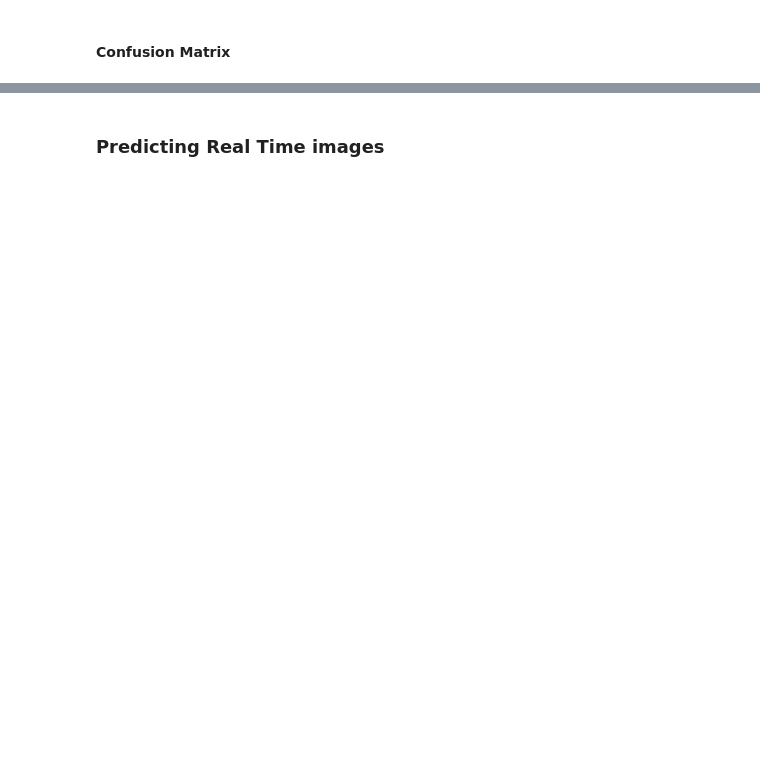
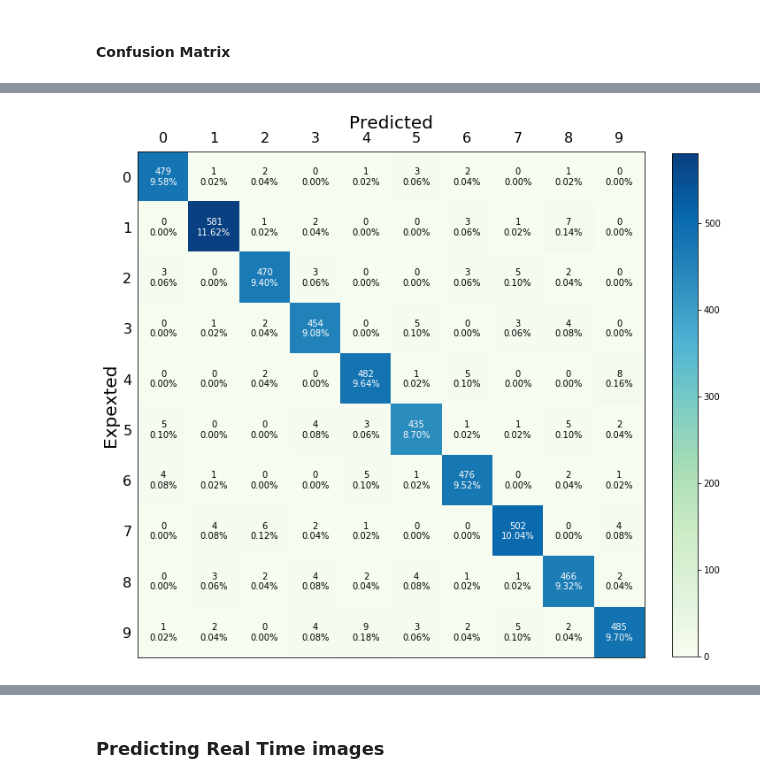
Before and after one commit to kattelsameer/HandWritten-Digit-Recognition-using-Deep-Learning, a Jupyter notebook: 5. Base Model/Code Experiments.ipynb, the cells around one changed output, grey strips where cells are left out. Saved outputs shown, nothing was run; the diff lists cells and outputs as text; code cells hidden in the pictures; blank space fills up the shorter version.

```diff
--- a/5. Base Model/Code Experiments.ipynb
+++ b/5. Base Model/Code Experiments.ipynb
@@ -412,0 +511,4 @@ print("\nError:\t"+str((1-train_acc)*100)+"%")
+# %%
+predicted_labels_dev, prediction_prob_dev, dev_acc = predict(dev_x_norm,dev_y_encoded,parameters)
+print("\nAccuracy: "  + str(dev_acc*100)+"%")
+print("\nError:\t"+str((1-dev_acc)*100)+"%")
@@ -469,0 +613,4 @@ plot_confusion_matrix(cm)
+# %%
+plot_confusion_matrix(cm_dev)
+# %% [output]
+[figure, added]
```
Also changed, not shown: parts of 29 cells of this notebook, 1 other file.
